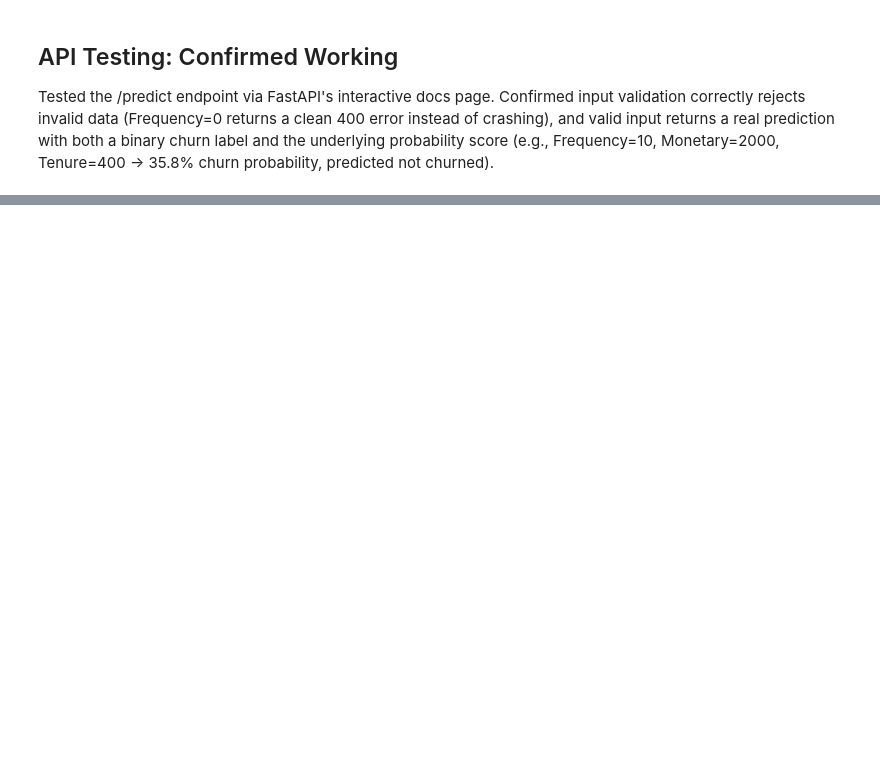
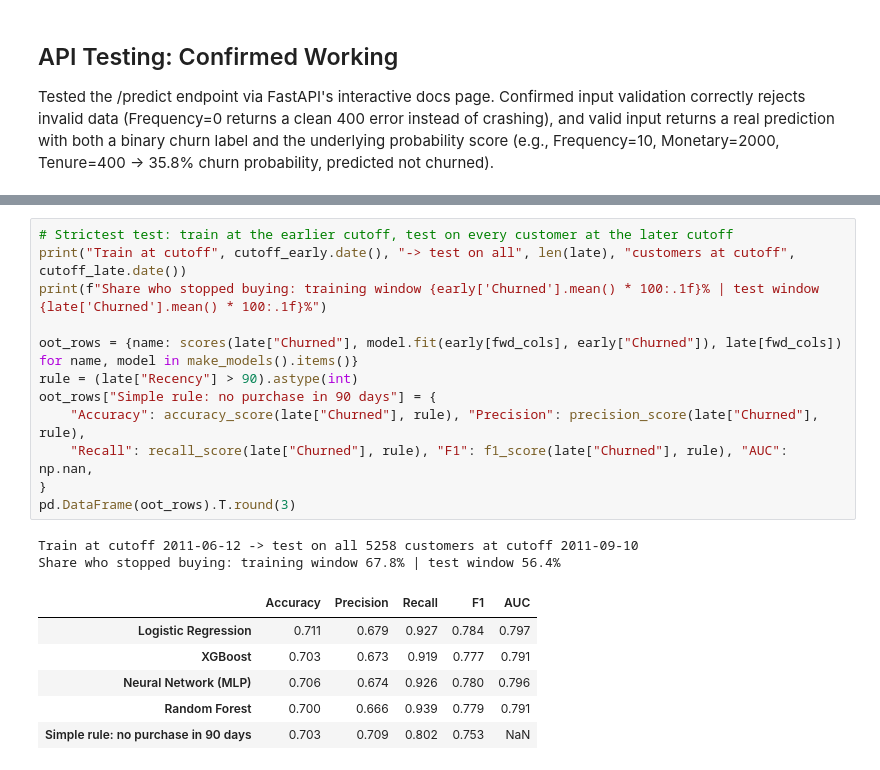
Before and after one commit to Rahulkulkarni2002/customer-churn-prediction-api, a Jupyter notebook: churn.ipynb, the cells around one changed output, grey strips where cells are left out. Drawn from its saved outputs; the diff is of its cells as text; blank space fills up the shorter version.

```diff
--- a/churn.ipynb
+++ b/churn.ipynb
@@ -608,0 +523,21 @@ Tested the /predict endpoint via FastAPI's interactive docs page. Confirmed inpu
+# %%
+# Strictest test: train at the earlier cutoff, test on every customer at the later cutoff
+print("Train at cutoff", cutoff_early.date(), "-> test on all", len(late), "customers at cutoff", cutoff_late.date())
+print(f"Share who stopped buying: training window {early['Churned'].mean() * 100:.1f}% | test window {late['Churned'].mean() * 100:.1f}%")
+
+oot_rows = {name: scores(late["Churned"], model.fit(early[fwd_cols], early["Churned"]), late[fwd_cols]) for name, model in make_models().items()}
+rule = (late["Recency"] > 90).astype(int)
+oot_rows["Simple rule: no purchase in 90 days"] = {
+    "Accuracy": accuracy_score(late["Churned"], rule), "Precision": precision_score(late["Churned"], rule),
+    "Recall": recall_score(late["Churned"], rule), "F1": f1_score(late["Churned"], rule), "AUC": np.nan,
+}
+pd.DataFrame(oot_rows).T.round(3)
+# %% [output]
+Train at cutoff 2011-06-12 -> test on all 5258 customers at cutoff 2011-09-10
+Share who stopped buying: training window 67.8% | test window 56.4%
+|  | Accuracy | Precision | Recall | F1 | AUC |
+| Logistic Regression | 0.711 | 0.679 | 0.927 | 0.784 | 0.797 |
+| XGBoost | 0.703 | 0.673 | 0.919 | 0.777 | 0.791 |
+| Neural Network (MLP) | 0.706 | 0.674 | 0.926 | 0.780 | 0.796 |
+| Random Forest | 0.700 | 0.666 | 0.939 | 0.779 | 0.791 |
+| Simple rule: no purchase in 90 days | 0.703 | 0.709 | 0.802 | 0.753 | NaN |
```
Also changed, not shown: parts of 34 cells of this notebook, 1 other file.
